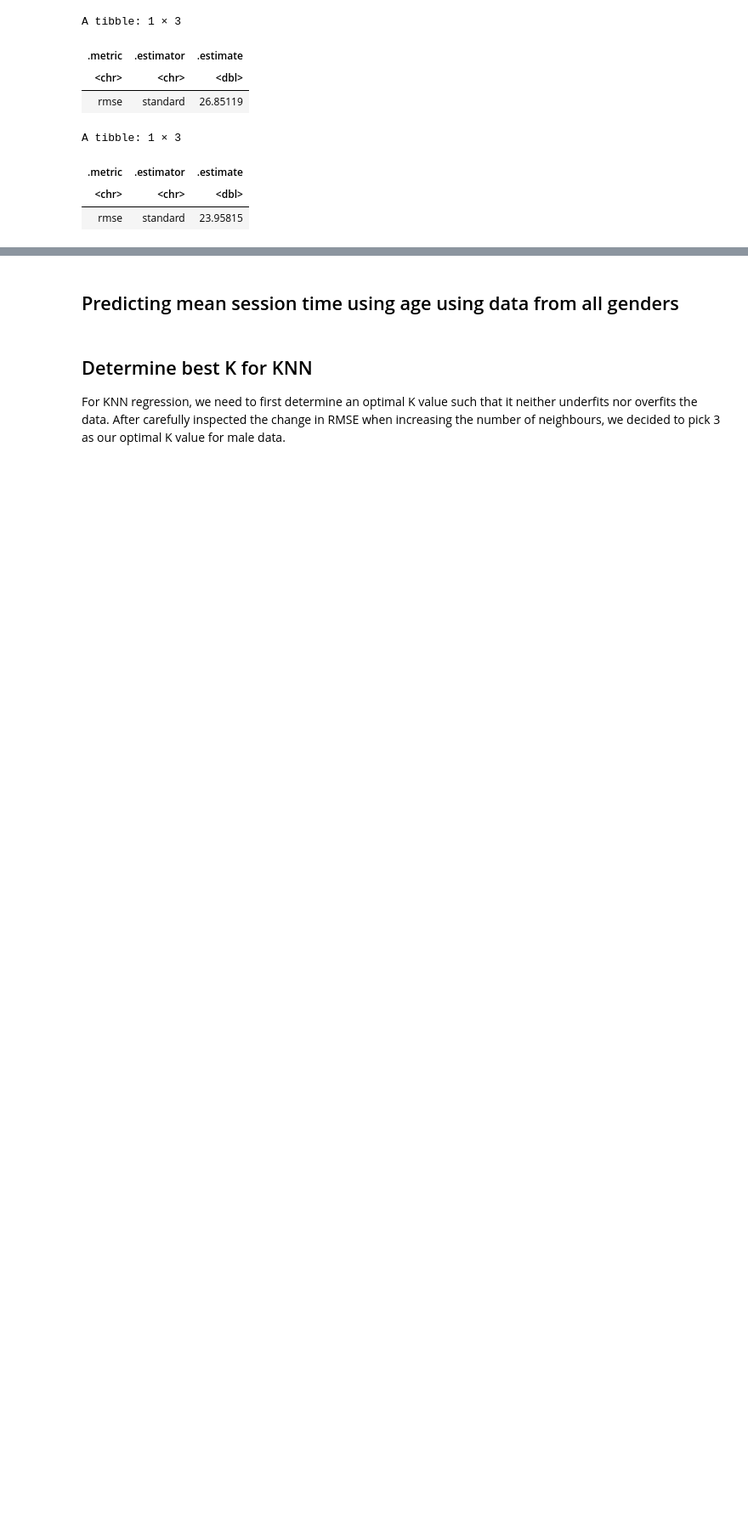
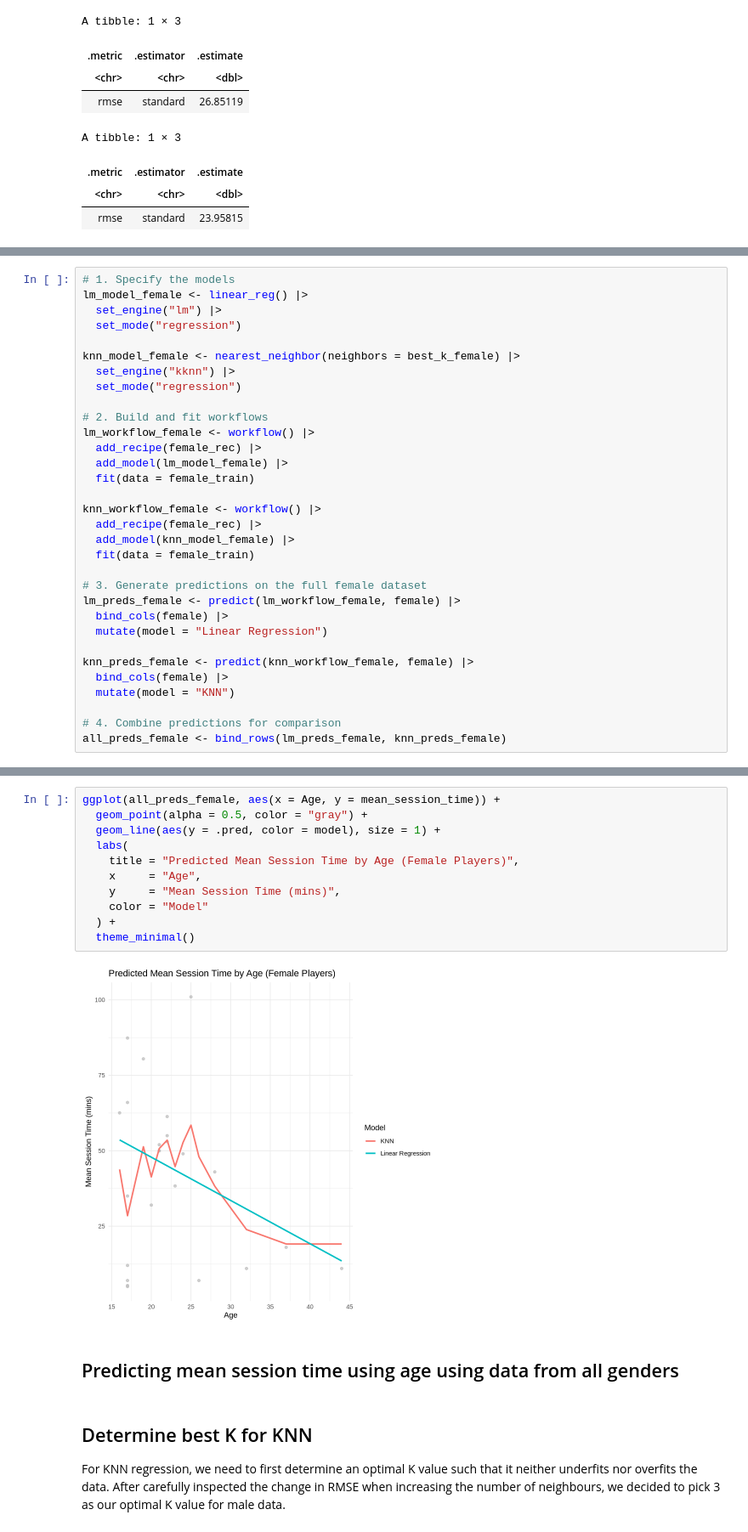
Before and after one commit to ArmaanChahal5511/DataScienceGroupProject, a Jupyter notebook: Final_Report.ipynb, the cells around one changed output, grey strips where cells are left out. Shown at 85% size. Saved outputs shown, nothing was run; the diff lists cells and outputs as text; blank space fills up the shorter version.

```diff
--- a/Final_Report.ipynb
+++ b/Final_Report.ipynb
@@ -317,0 +388,32 @@ A tibble: 1 × 3
+# %%
+# 1. Specify the models
+lm_model_female <- linear_reg() |>
+  set_engine("lm") |>
+  set_mode("regression")
+
+knn_model_female <- nearest_neighbor(neighbors = best_k_female) |>
+  set_engine("kknn") |>
+  set_mode("regression")
+
+# 2. Build and fit workflows
+lm_workflow_female <- workflow() |>
+  add_recipe(female_rec) |>
+  add_model(lm_model_female) |>
+  fit(data = female_train)
+
+knn_workflow_female <- workflow() |>
+  add_recipe(female_rec) |>
+  add_model(knn_model_female) |>
+  fit(data = female_train)
+
+# 3. Generate predictions on the full female dataset
+lm_preds_female <- predict(lm_workflow_female, female) |>
+  bind_cols(female) |>
+  mutate(model = "Linear Regression")
+
+knn_preds_female <- predict(knn_workflow_female, female) |>
+  bind_cols(female) |>
+  mutate(model = "KNN")
+
+# 4. Combine predictions for comparison
+all_preds_female <- bind_rows(lm_preds_female, knn_preds_female)
@@ -318,3 +422,16 @@ A tibble: 1 × 3
+# %%
+ggplot(all_preds_female, aes(x = Age, y = mean_session_time)) +
+  geom_point(alpha = 0.5, color = "gray") +
+  geom_line(aes(y = .pred, color = model), size = 1) +
+  labs(
+    title = "Predicted Mean Session Time by Age (Female Players)",
+    x     = "Age",
+    y     = "Mean Session Time (mins)",
+    color = "Model"
+  ) +
+  theme_minimal()
+# %% [output]
+[figure, added]
 # %% [markdown]
 ## Predicting mean session time using age using data from all genders
 # %% [markdown]
```
Also changed, not shown: parts of 11 cells of this notebook.
